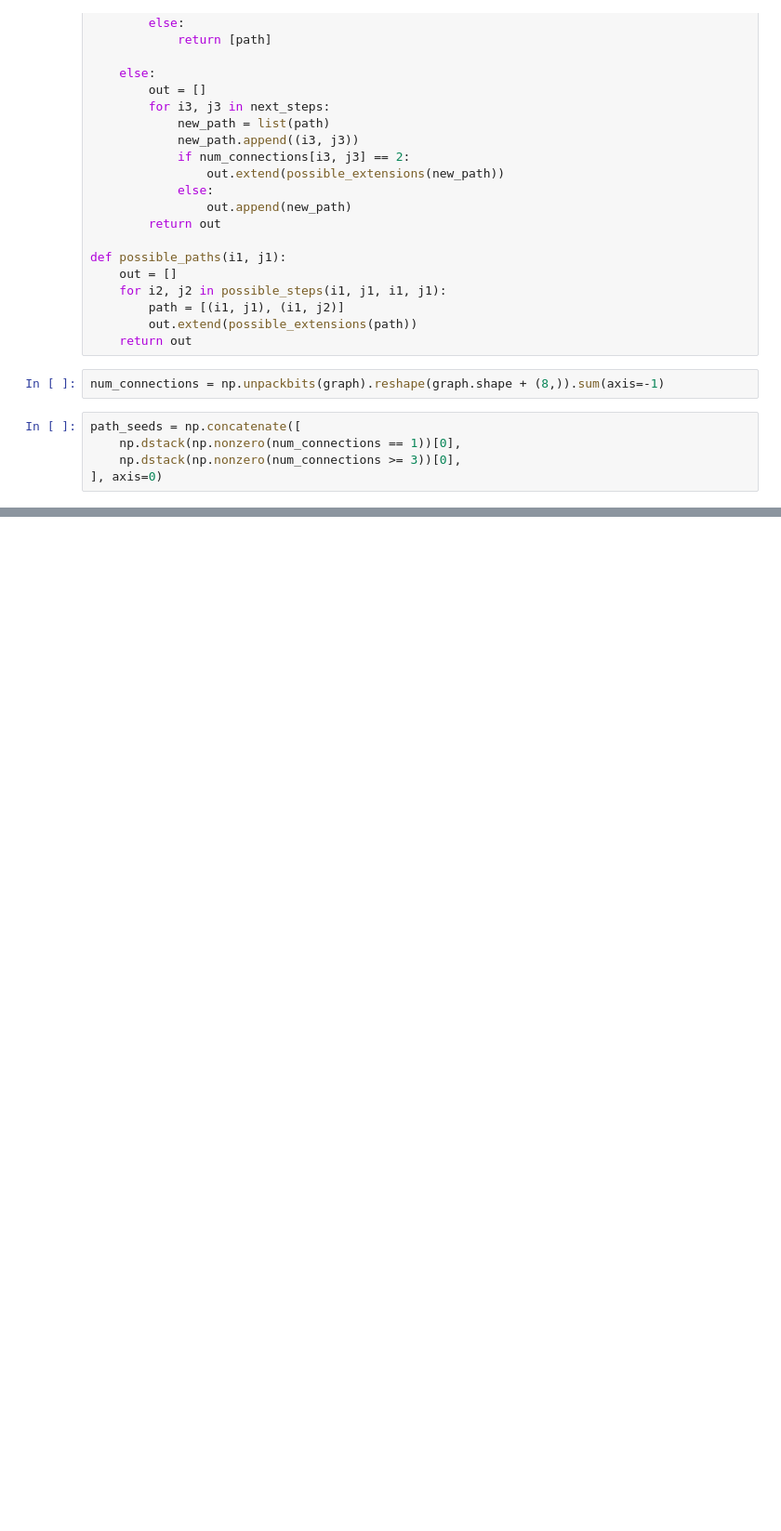
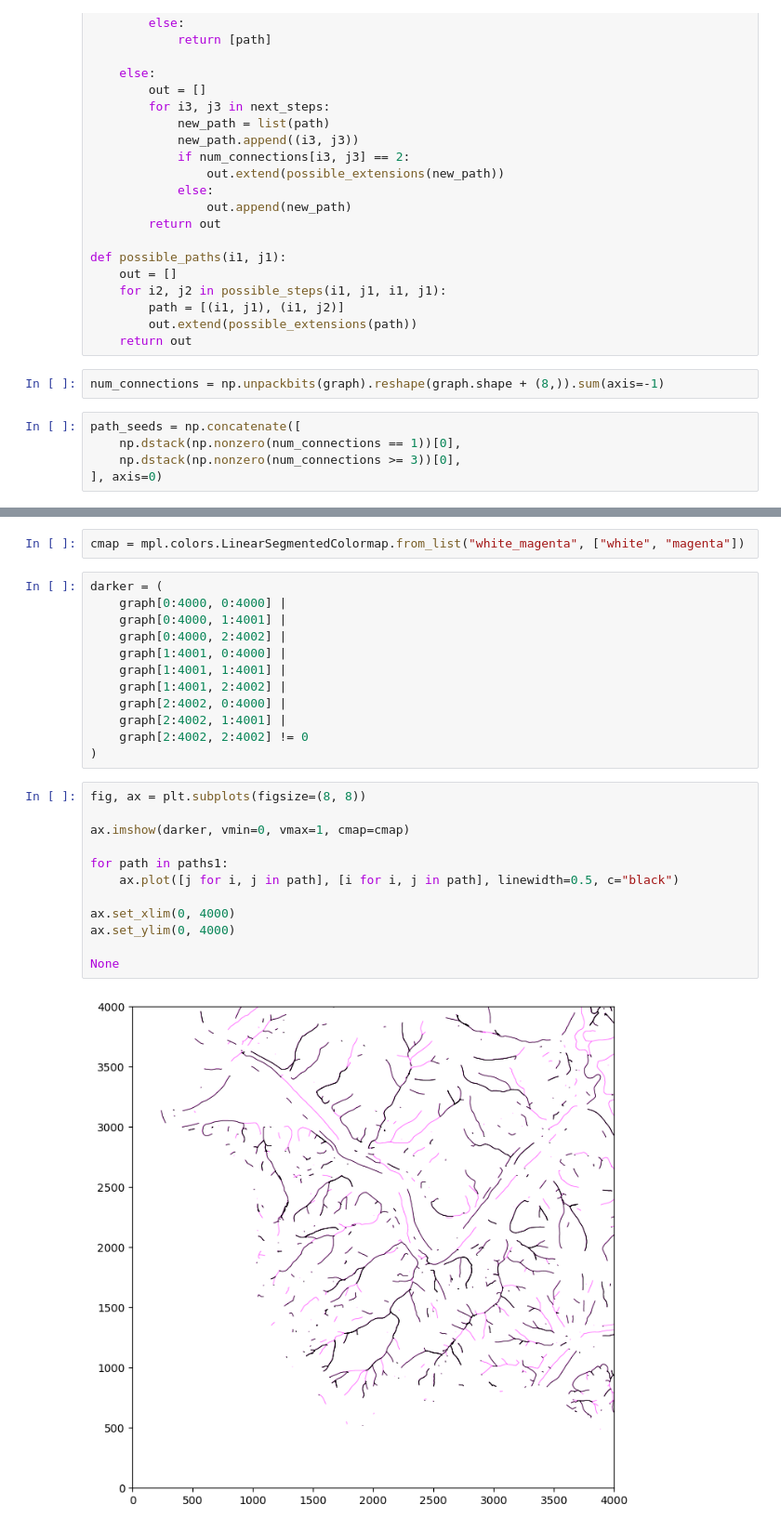
Before and after one commit to dsi-rse/gully-map, a Jupyter notebook: notebooks/quick-graph-analysis.ipynb, the cells around one changed output, grey strips where cells are left out. Shown at 93% size. Drawn from its saved outputs; the diff is of its cells as text; blank space fills up the shorter version.

```diff
--- a/notebooks/quick-graph-analysis.ipynb
+++ b/notebooks/quick-graph-analysis.ipynb
@@ -163,0 +174,28 @@ None
+# %%
+cmap = mpl.colors.LinearSegmentedColormap.from_list("white_magenta", ["white", "magenta"])
+# %%
+darker = (
+    graph[0:4000, 0:4000] |
+    graph[0:4000, 1:4001] |
+    graph[0:4000, 2:4002] |
+    graph[1:4001, 0:4000] |
+    graph[1:4001, 1:4001] |
+    graph[1:4001, 2:4002] |
+    graph[2:4002, 0:4000] |
+    graph[2:4002, 1:4001] |
+    graph[2:4002, 2:4002] != 0
+)
+# %%
+fig, ax = plt.subplots(figsize=(8, 8))
+
+ax.imshow(darker, vmin=0, vmax=1, cmap=cmap)
+
+for path in paths1:
+    ax.plot([j for i, j in path], [i for i, j in path], linewidth=0.5, c="black")
+
+ax.set_xlim(0, 4000)
+ax.set_ylim(0, 4000)
+
+None
+# %% [output]
+[figure, added]
```
Also changed, not shown: parts of 11 cells of this notebook.
